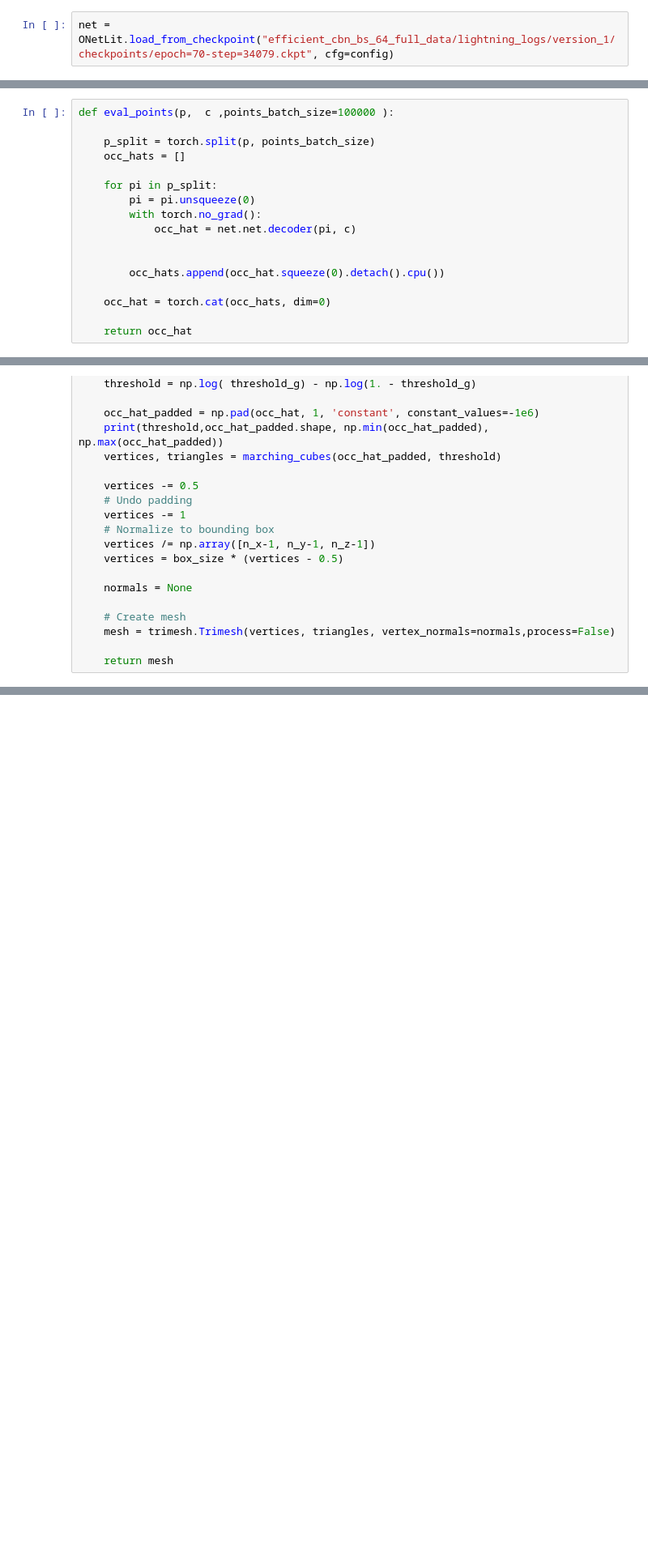
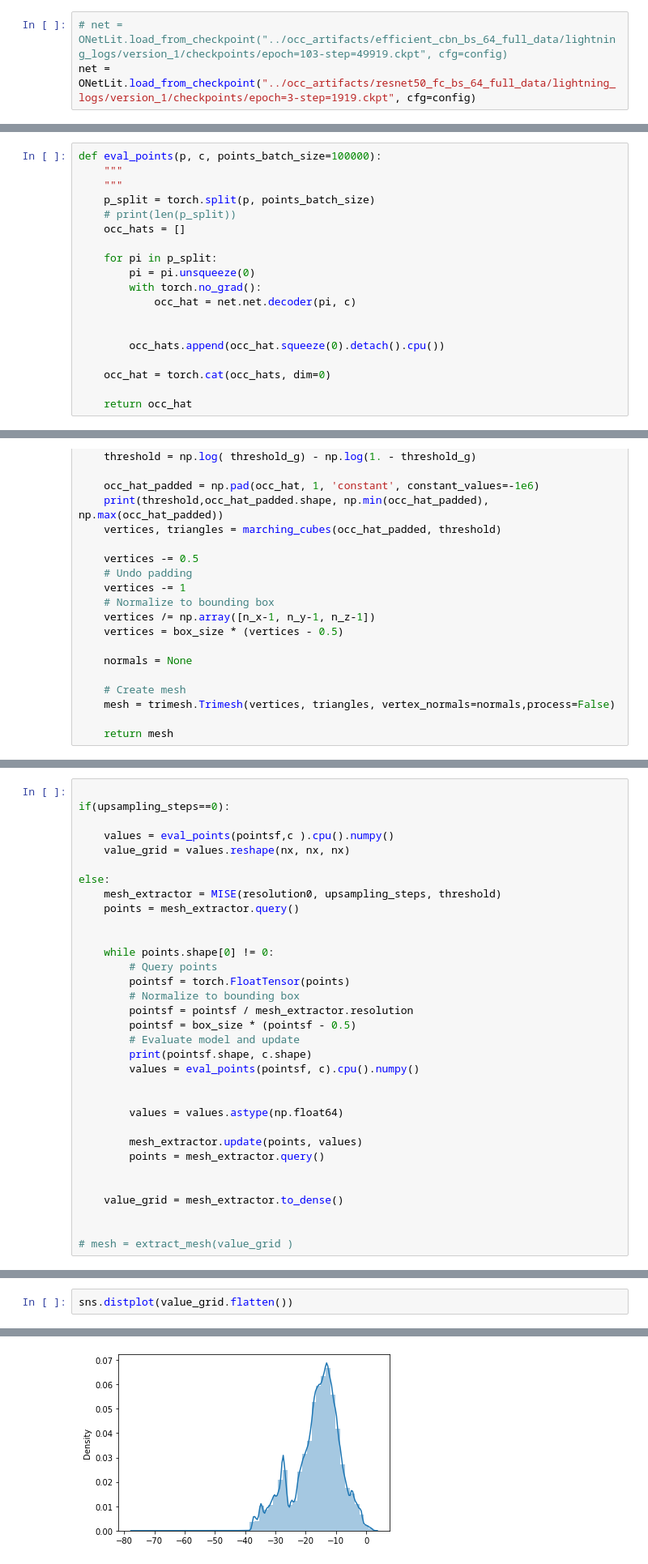
Before and after one commit to Computer-Vision-IIITH-2021/project-noisypixel, a Jupyter notebook: check_model.ipynb, the cells around one changed output, grey strips where cells are left out. Shown at 81% size. Drawn from its saved outputs; the diff is of its cells as text; blank space fills up the shorter version.

```diff
--- a/check_model.ipynb
+++ b/check_model.ipynb
@@ -69,2 +68,3 @@ Loaded pretrained weights for efficientnet-b0
 # %%
-net = ONetLit.load_from_checkpoint("efficient_cbn_bs_64_full_data/lightning_logs/version_1/checkpoints/epoch=70-step=34079.ckpt", cfg=config)
+# net = ONetLit.load_from_checkpoint("../occ_artifacts/efficient_cbn_bs_64_full_data/lightning_logs/version_1/checkpoints/epoch=103-step=49919.ckpt", cfg=config)
+net = ONetLit.load_from_checkpoint("../occ_artifacts/resnet50_fc_bs_64_full_data/lightning_logs/version_1/checkpoints/epoch=3-step=1919.ckpt", cfg=config)
@@ -93,9 +91,11 @@ def make_3d_grid(bb_min, bb_max, shape):
 
     return p
 # %%
-def eval_points(p,  c ,points_batch_size=100000 ):
-
+def eval_points(p, c, points_batch_size=100000):
+    """
+    """
     p_split = torch.split(p, points_batch_size)
+    # print(len(p_split))
     occ_hats = []
 
     for pi in p_split:
@@ -191,0 +217,33 @@ torch.Size([49, 3]) torch.Size([1, 128])
+# %%
+
+if(upsampling_steps==0):
+
+    values = eval_points(pointsf,c ).cpu().numpy()
+    value_grid = values.reshape(nx, nx, nx)
+
+else:
+    mesh_extractor = MISE(resolution0, upsampling_steps, threshold)
+    points = mesh_extractor.query()
+
+
+    while points.shape[0] != 0:
+        # Query points
+        pointsf = torch.FloatTensor(points)
+        # Normalize to bounding box
+        pointsf = pointsf / mesh_extractor.resolution
+        pointsf = box_size * (pointsf - 0.5)
+        # Evaluate model and update
+        print(pointsf.shape, c.shape)
+        values = eval_points(pointsf, c).cpu().numpy()
+
+
+        values = values.astype(np.float64)
+
+        mesh_extractor.update(points, values)
+        points = mesh_extractor.query()
+
+
+    value_grid = mesh_extractor.to_dense()
+
+
+# mesh = extract_mesh(value_grid )
@@ -191,0 +265,3 @@ torch.Size([49, 3]) torch.Size([1, 128])
+# %%
+sns.distplot(value_grid.flatten())
+# %% [output]
@@ -191,0 +269 @@ torch.Size([49, 3]) torch.Size([1, 128])
+[figure, added]
```
Also changed, not shown: parts of 28 cells of this notebook, 5 other files.
